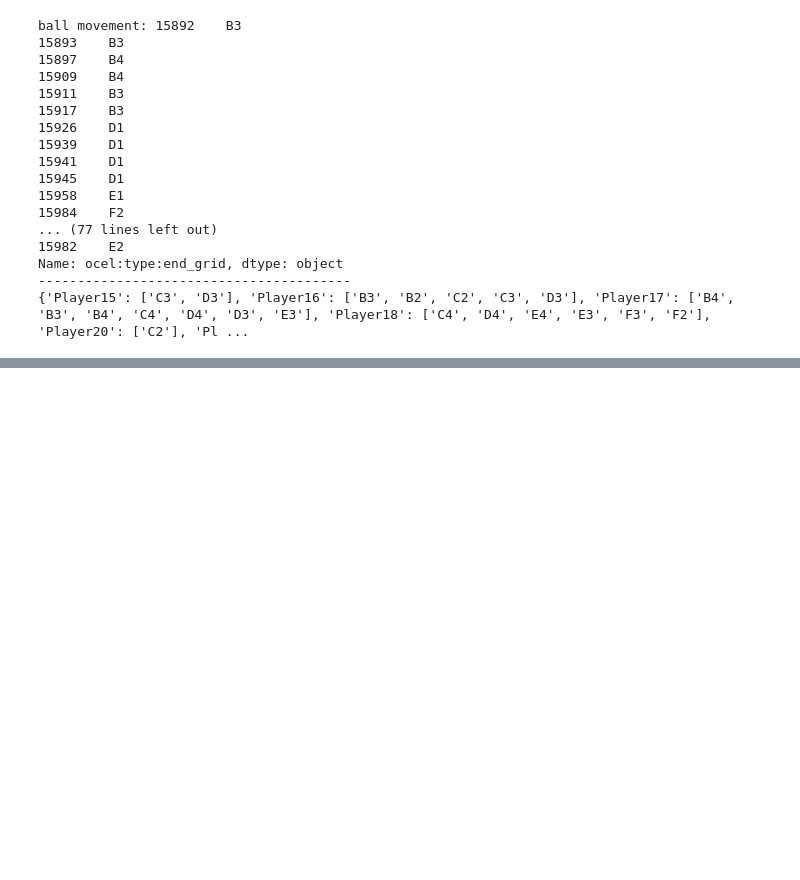
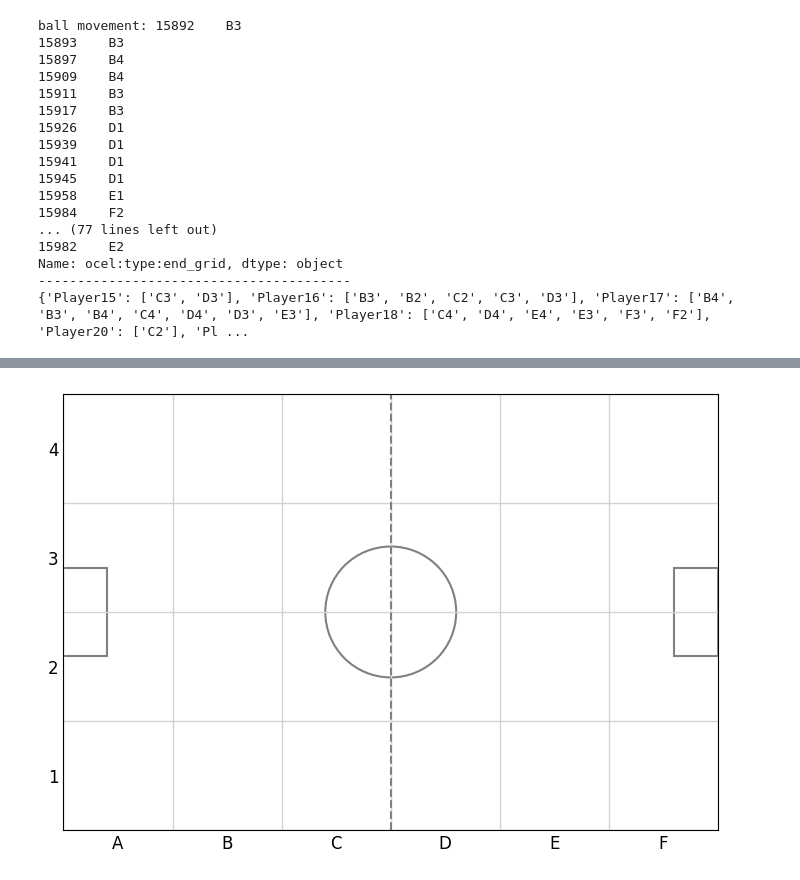
Before and after one commit to VitoChan01/Soccer, a Jupyter notebook: measurements.ipynb, the cells around one changed output, grey strips where cells are left out. Cells and saved outputs as stored; diff of their text form; code cells hidden in the pictures; blank space fills up the shorter version.

```diff
--- a/measurements.ipynb
+++ b/measurements.ipynb
@@ -594,0 +598,65 @@ plt.show()
+# %%
+import matplotlib.pyplot as plt
+import numpy as np
+import string
+import matplotlib.cm as cm
+
+# Convert grid cell name to center coordinates (A1 is bottom-left)
+def cell_to_coords(cell):
+    col_letter = cell[0].upper()
+    row_number = int(cell[1:]) - 1
+    col_number = string.ascii_uppercase.index(col_letter)
+    return (col_number + 0.5, row_number + 0.5)
+
+
+colors = ['#a6cee3','#1f78b4','#b2df8a','#33a02c','#fb9a99','#e31a1c','#fdbf6f','#ff7f00','#cab2d6','#6a3d9a','#b15928']
+
+fig, ax = plt.subplots(figsize=(7, 7))
+
+cols = 6  # A-F
+rows = 4  # 1-4
+
+# Draw grid lines
+for i in range(cols + 1):
+    ax.plot([i, i], [0, rows], color='lightgray', linewidth=1)
+for j in range(rows + 1):
+    ax.plot([0, cols], [j, j], color='lightgray', linewidth=1)
+
+# Set axis limits
+ax.set_xlim(0, cols)
+ax.set_ylim(0, rows)
+
+# Set axis ticks to be at cell edges (so labels appear centered on cells)
+ax.set_xticks(np.arange(cols) + 0.5)
+ax.set_yticks(np.arange(rows) + 0.5)
+
+# Set tick labels: x-axis letters A-F
+ax.set_xticklabels(list(string.ascii_uppercase[:cols]), fontsize=12)
+# y-axis numbers 1-4 (bottom to top)
+ax.set_yticklabels([str(i) for i in range(1, rows + 1)], fontsize=12)
+
+# Remove minor ticks and grid
+ax.tick_params(axis='both', which='both', length=0)  # no tick marks
+
+# Draw soccer field elements (unchanged)
+ax.plot([3, 3], [0, rows], color='gray', linestyle='--', linewidth=1.5)
+center_circle = plt.Circle((3, 2), 0.6, color='gray', fill=False, linewidth=1.5)
+ax.add_patch(center_circle)
+left_goal_area = plt.Rectangle((0, 1.6), 0.4, 0.8, edgecolor='gray', facecolor='none', linewidth=1.5)
+ax.add_patch(left_goal_area)
+right_goal_area = plt.Rectangle((5.6, 1.6), 0.4, 0.8, edgecolor='gray', facecolor='none', linewidth=1.5)
+ax.add_patch(right_goal_area)
+
+####################################
+
+
+####################################
+
+
+ax.set_aspect('equal')
+
+plt.tight_layout()
+plt.savefig("spatialView_empty.png", dpi=300)
+plt.show()
+# %% [output]
+[figure, added]
```
Also changed, not shown: parts of 2 cells of this notebook, 3 other files.
